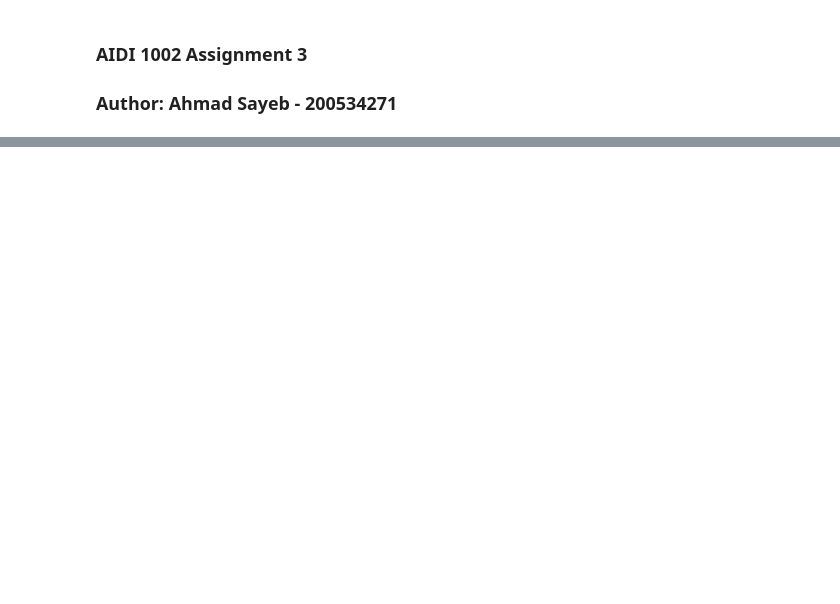
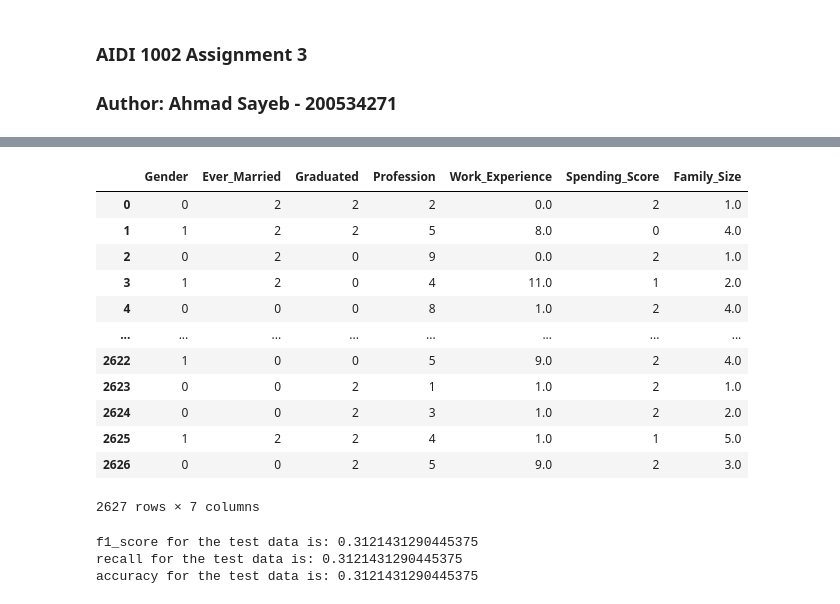
Before and after one commit to cohensaeb/class_notes, a Jupyter notebook: 1002_Assignment_3/Assignment_3_Ahmad_Sayeb.ipynb, the cells around one changed output, grey strips where cells are left out. Drawn from its saved outputs; the diff is of its cells as text; code cells hidden in the pictures; blank space fills up the shorter version.

```diff
--- a/1002_Assignment_3/Assignment_3_Ahmad_Sayeb.ipynb
+++ b/1002_Assignment_3/Assignment_3_Ahmad_Sayeb.ipynb
@@ -265,3 +281,28 @@ y_valid
+# %%
+df_test
+# %% [output]
+|  | Gender | Ever_Married | Graduated | Profession | Work_Experience | Spending_Score | Family_Size |
+| 0 | 0 | 2 | 2 | 2 | 0.0 | 2 | 1.0 |
+| 1 | 1 | 2 | 2 | 5 | 8.0 | 0 | 4.0 |
+| 2 | 0 | 2 | 0 | 9 | 0.0 | 2 | 1.0 |
+| 3 | 1 | 2 | 0 | 4 | 11.0 | 1 | 2.0 |
+| 4 | 0 | 0 | 0 | 8 | 1.0 | 2 | 4.0 |
+| ... | ... | ... | ... | ... | ... | ... | ... |
+| 2622 | 1 | 0 | 0 | 5 | 9.0 | 2 | 4.0 |
+| 2623 | 0 | 0 | 2 | 1 | 1.0 | 2 | 1.0 |
+| 2624 | 0 | 0 | 2 | 3 | 1.0 | 2 | 2.0 |
+| 2625 | 1 | 2 | 2 | 4 | 1.0 | 1 | 5.0 |
+| 2626 | 0 | 0 | 2 | 5 | 9.0 | 2 | 3.0 |
+2627 rows × 7 columns
+# %%
+# Classification metrics for Test
+print(f'f1_score for the test data is:', f1_score(pred, test, average='micro'))
+print(f'recall for the test data is:', recall_score(pred, test, average='micro'))
+print(f'accuracy for the test data is: {accuracy_score(pred, test)}')
+# %% [output]
+f1_score for the test data is: 0.3121431290445375
+recall for the test data is: 0.3121431290445375
+accuracy for the test data is: 0.3121431290445375
 # %%
 X_train
 # %% [output]
```
Also changed, not shown: parts of 17 cells of this notebook.
